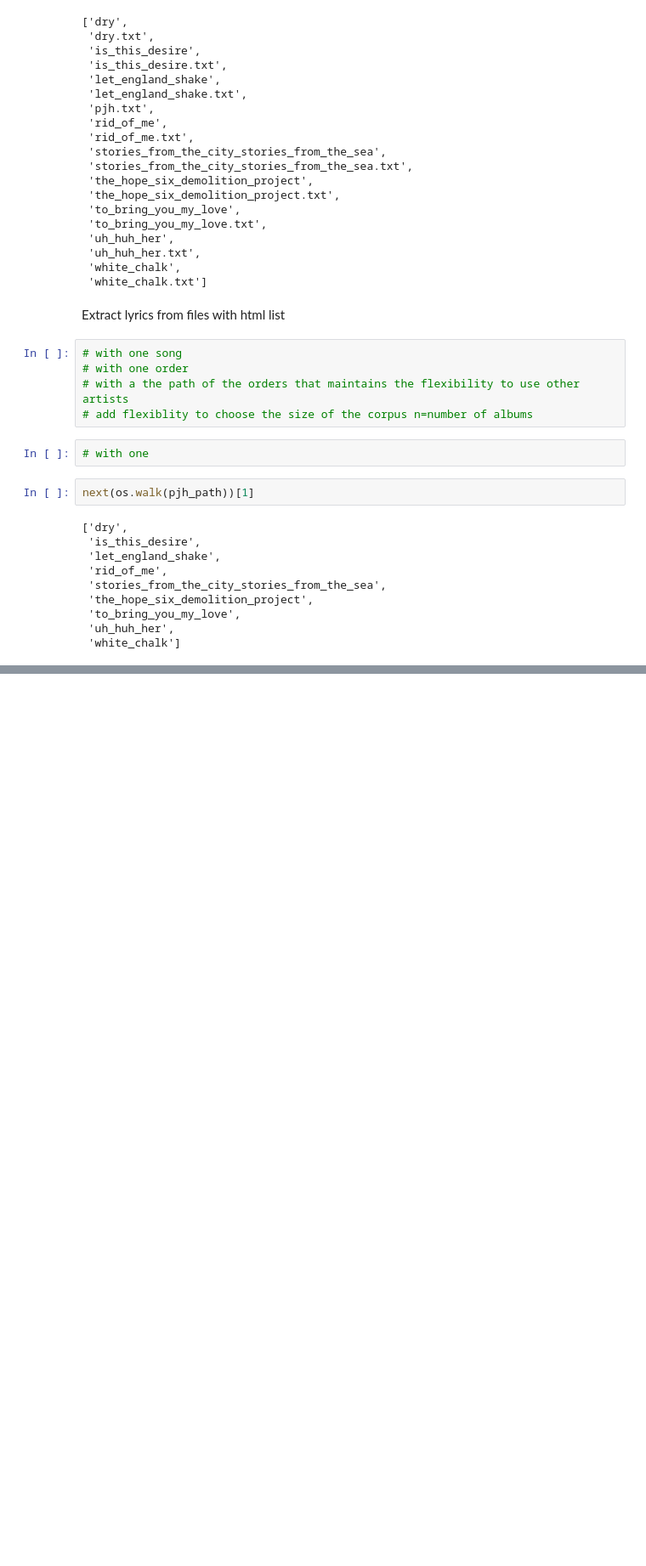
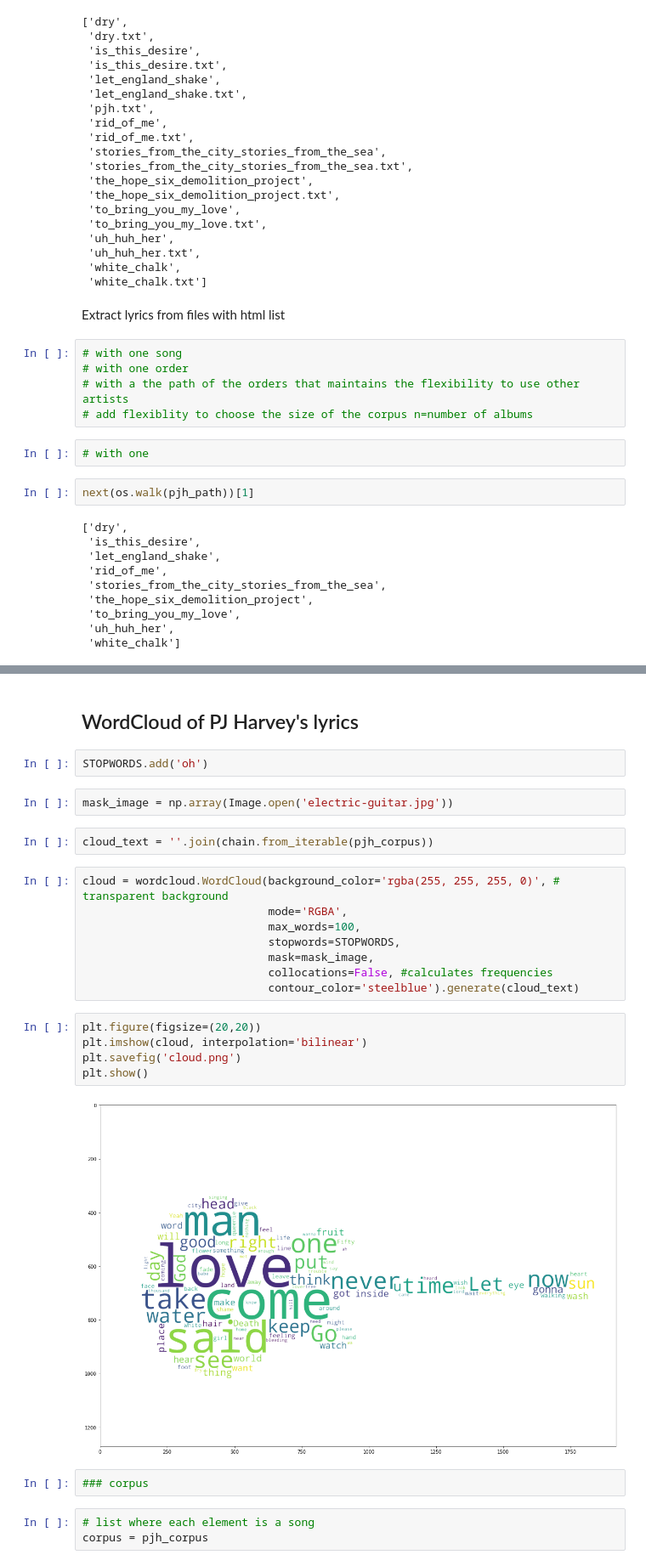
Before and after one commit to imferrer/text_classification, a Jupyter notebook: code/web_scraping_wordcloud.ipynb, the cells around one changed output, grey strips where cells are left out. Shown at 85% size. Saved outputs shown, nothing was run; the diff lists cells and outputs as text; blank space fills up the shorter version.

Commit message:
renamed notebooks, created wordcloud

```diff
--- a/code/text_classification.ipynb
+++ b/code/web_scraping_wordcloud.ipynb
@@ -987,0 +489,28 @@ random oversample
+# %% [markdown]
+## WordCloud of PJ Harvey's lyrics
+# %%
+STOPWORDS.add('oh')
+# %%
+mask_image = np.array(Image.open('electric-guitar.jpg'))
+# %%
+cloud_text = ''.join(chain.from_iterable(pjh_corpus))
+# %%
+cloud = wordcloud.WordCloud(background_color='rgba(255, 255, 255, 0)', # transparent background
+                            mode='RGBA',
+                            max_words=100,
+                            stopwords=STOPWORDS,
+                            mask=mask_image,
+                            collocations=False, #calculates frequencies
+                            contour_color='steelblue').generate(cloud_text)
+# %%
+plt.figure(figsize=(20,20))
+plt.imshow(cloud, interpolation='bilinear')
+plt.savefig('cloud.png')
+plt.show()
+# %% [output]
+[figure, added]
+# %%
+### corpus
+# %%
+# list where each element is a song
+corpus = pjh_corpus
```
Also changed, not shown: parts of 96 cells of this notebook, 5 other files.
